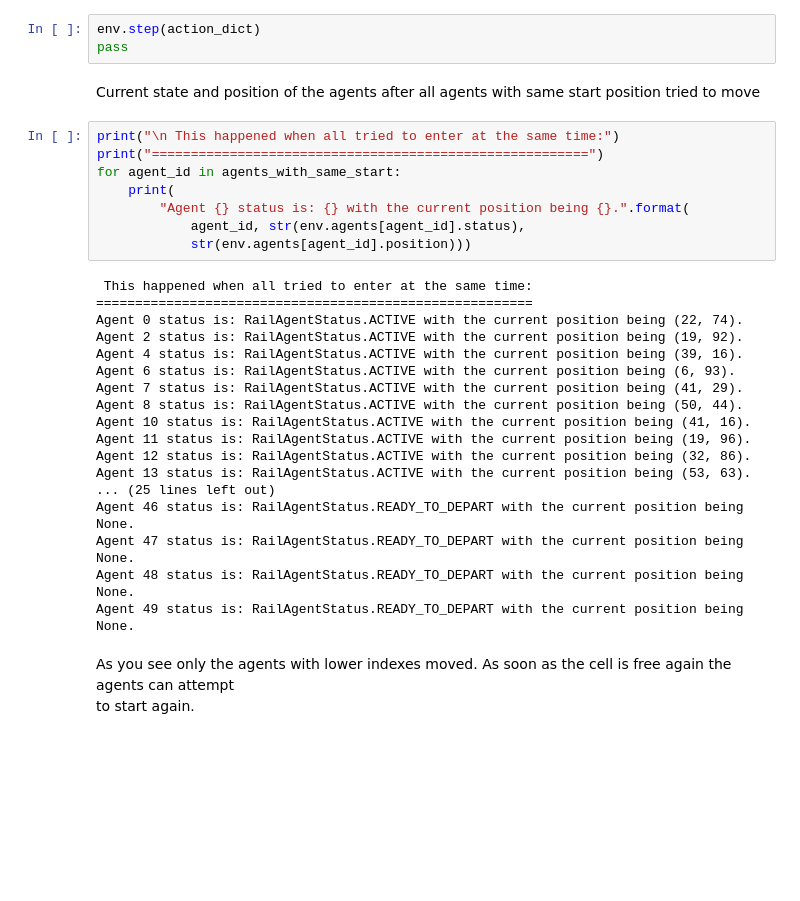
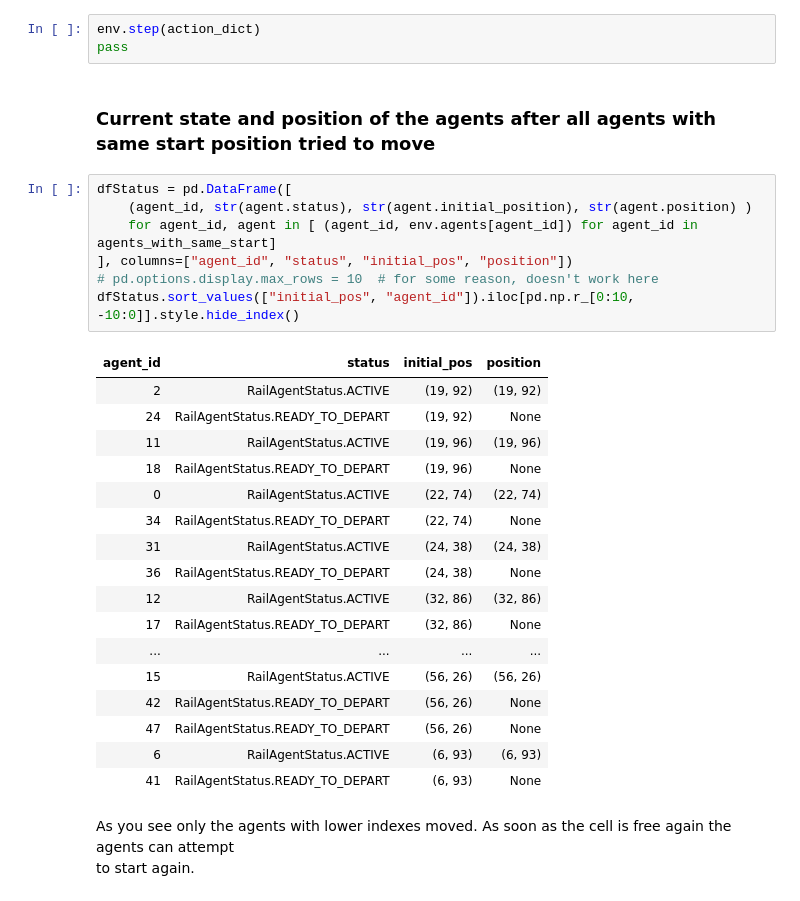
Before and after one commit to nobodyczcz/flatland2020, a Jupyter notebook: notebooks/js-simple-1.ipynb, the cells around one changed output. Drawn from its saved outputs; the diff is of its cells as text; blank space fills up the shorter version.

```diff
--- a/notebooks/js-simple-1.ipynb
+++ b/notebooks/js-simple-1.ipynb
@@ -398,33 +358,32 @@ Do a step in the environment to see what agents entered:
 env.step(action_dict)
 pass
 # %% [markdown]
-Current state and position of the agents after all agents with same start position tried to move
+### Current state and position of the agents after all agents with same start position tried to move
-# %%
-print("\n This happened when all tried to enter at the same time:")
-print("========================================================")
-for agent_id in agents_with_same_start:
-    print(
-        "Agent {} status is: {} with the current position being {}.".format(
-            agent_id, str(env.agents[agent_id].status),
-            str(env.agents[agent_id].position)))
-# %% [output]
- This happened when all tried to enter at the same time:
-========================================================
-Agent 0 status is: RailAgentStatus.ACTIVE with the current position being (22, 74).
-Agent 2 status is: RailAgentStatus.ACTIVE with the current position being (19, 92).
-Agent 4 status is: RailAgentStatus.ACTIVE with the current position being (39, 16).
-Agent 6 status is: RailAgentStatus.ACTIVE with the current position being (6, 93).
-Agent 7 status is: RailAgentStatus.ACTIVE with the current position being (41, 29).
-Agent 8 status is: RailAgentStatus.ACTIVE with the current position being (50, 44).
-Agent 10 status is: RailAgentStatus.ACTIVE with the current position being (41, 16).
-Agent 11 status is: RailAgentStatus.ACTIVE with the current position being (19, 96).
-Agent 12 status is: RailAgentStatus.ACTIVE with the current position being (32, 86).
-Agent 13 status is: RailAgentStatus.ACTIVE with the current position being (53, 63).
-... (25 lines left out)
-Agent 46 status is: RailAgentStatus.READY_TO_DEPART with the current position being None.
-Agent 47 status is: RailAgentStatus.READY_TO_DEPART with the current position being None.
-Agent 48 status is: RailAgentStatus.READY_TO_DEPART with the current position being None.
-Agent 49 status is: RailAgentStatus.READY_TO_DEPART with the current position being None.
+# %%
+dfStatus = pd.DataFrame([
+    (agent_id, str(agent.status), str(agent.initial_position), str(agent.position) )
+    for agent_id, agent in [ (agent_id, env.agents[agent_id]) for agent_id in agents_with_same_start]
+], columns=["agent_id", "status", "initial_pos", "position"])
+# pd.options.display.max_rows = 10  # for some reason, doesn't work here
+dfStatus.sort_values(["initial_pos", "agent_id"]).iloc[pd.np.r_[0:10, -10:0]].style.hide_index()
+# %% [output]
+| agent_id | status | initial_pos | position |
+| 2 | RailAgentStatus.ACTIVE | (19, 92) | (19, 92) |
+| 24 | RailAgentStatus.READY_TO_DEPART | (19, 92) | None |
+| 11 | RailAgentStatus.ACTIVE | (19, 96) | (19, 96) |
+| 18 | RailAgentStatus.READY_TO_DEPART | (19, 96) | None |
+| 0 | RailAgentStatus.ACTIVE | (22, 74) | (22, 74) |
+| 34 | RailAgentStatus.READY_TO_DEPART | (22, 74) | None |
+| 31 | RailAgentStatus.ACTIVE | (24, 38) | (24, 38) |
+| 36 | RailAgentStatus.READY_TO_DEPART | (24, 38) | None |
+| 12 | RailAgentStatus.ACTIVE | (32, 86) | (32, 86) |
+| 17 | RailAgentStatus.READY_TO_DEPART | (32, 86) | None |
+| ... | ... | ... | ... |
+| 15 | RailAgentStatus.ACTIVE | (56, 26) | (56, 26) |
+| 42 | RailAgentStatus.READY_TO_DEPART | (56, 26) | None |
+| 47 | RailAgentStatus.READY_TO_DEPART | (56, 26) | None |
+| 6 | RailAgentStatus.ACTIVE | (6, 93) | (6, 93) |
+| 41 | RailAgentStatus.READY_TO_DEPART | (6, 93) | None |
 # %% [markdown]
 As you see only the agents with lower indexes moved. As soon as the cell is free again the agents can attempt<br>
 to start again.
```
Also changed, not shown: parts of 23 cells of this notebook.
